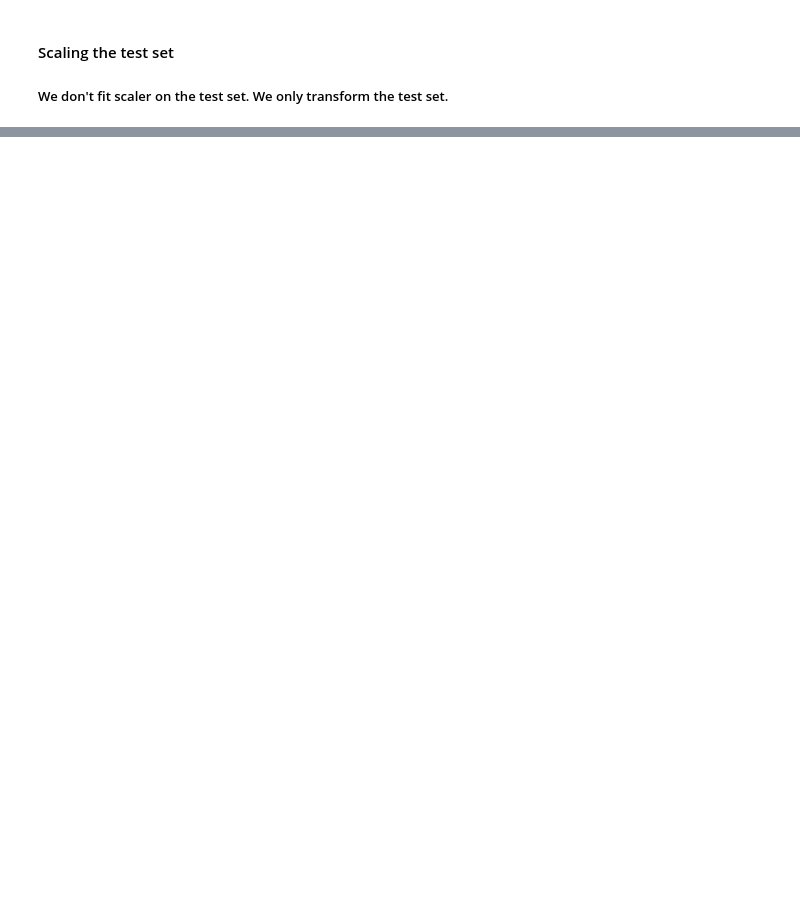
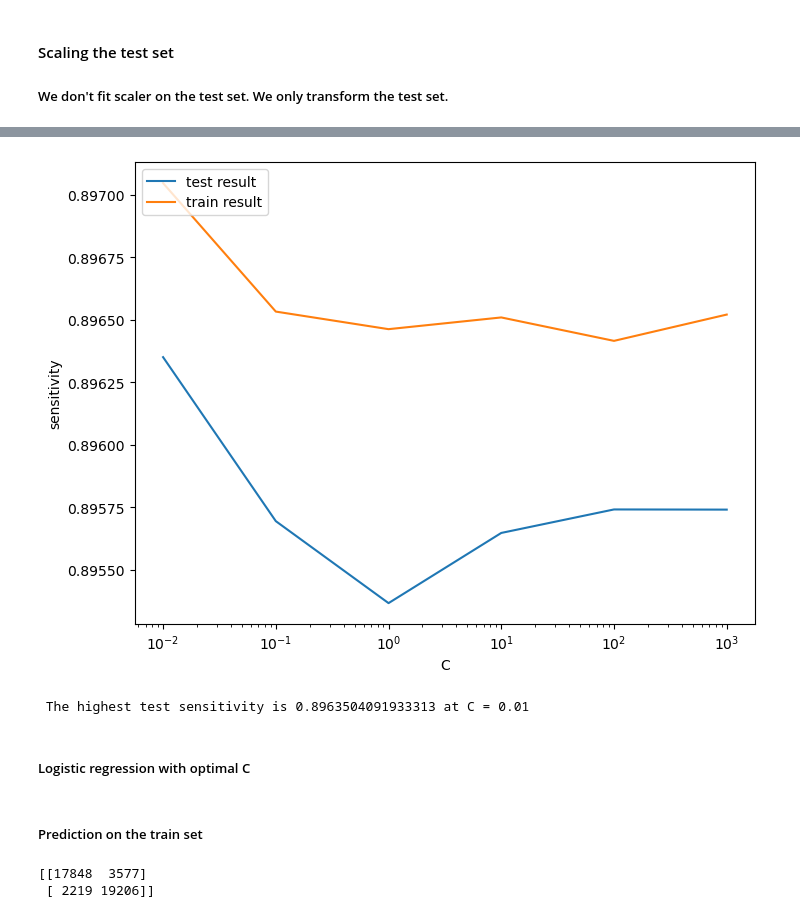
Before and after one commit to burakarabacioglu/Vodafone-ML-Internship-Portfolio, a Jupyter notebook: Customer_Churn_Prediction/churn_prediction.ipynb, the cells around one changed output, grey strips where cells are left out. Cells and saved outputs as stored; diff of their text form; code cells hidden in the pictures; blank space fills up the shorter version.

Commit message:
Implemented Logistic Regression baseline model

```diff
--- a/Customer_Churn_Prediction/churn_prediction.ipynb
+++ b/Customer_Churn_Prediction/churn_prediction.ipynb
@@ -762,0 +830,5 @@ X_test.head()
+# %%
+# Instantiate PCA with 60 components
+pca_final = IncrementalPCA(n_components=60)
+# Fit and transform the X_train
+X_train_pca = pca_final.fit_transform(X_train)
@@ -762,0 +862,17 @@ X_test.head()
+# %%
+# Creating KFold object with 5 splits
+folds = KFold(n_splits=5, shuffle=True, random_state=4)
+
+# Specify params
+params = {"C": [0.01, 0.1, 1, 10, 100, 1000]}
+
+# Specifing score as recall as we are more focused on acheiving the higher sensitivity than the accuracy
+model_cv = GridSearchCV(estimator = LogisticRegression(),
+                        param_grid = params,
+                        scoring= 'recall',
+                        cv = folds,
+                        verbose = 1,
+                        return_train_score=True)
+
+# Fit the model
+model_cv.fit(X_train_pca, y_train)
@@ -762,0 +885,4 @@ X_test.head()
+# %%
+# results of grid search CV
+cv_results = pd.DataFrame(model_cv.cv_results_)
+cv_results
@@ -762,0 +897,22 @@ X_test.head()
+# %%
+# plot of C versus train and validation scores
+
+plt.figure(figsize=(8, 6))
+plt.plot(cv_results['param_C'], cv_results['mean_test_score'])
+plt.plot(cv_results['param_C'], cv_results['mean_train_score'])
+plt.xlabel('C')
+plt.ylabel('sensitivity')
+plt.legend(['test result', 'train result'], loc='upper left')
+plt.xscale('log')
+# %% [output]
+[figure, added]
+# %%
+# Best score with best C
+best_score = model_cv.best_score_
+best_C = model_cv.best_params_['C']
+
+print(" The highest test sensitivity is {0} at C = {1}".format(best_score, best_C))
+# %% [output]
+ The highest test sensitivity is 0.8963504091933313 at C = 0.01
+# %% [markdown]
+##### Logistic regression with optimal C
@@ -762,0 +925,11 @@ X_test.head()
+# %% [markdown]
+##### Prediction on the train set
+# %%
+# Predictions on the train set
+y_train_pred = log_pca_model.predict(X_train_pca)
+# Confusion matrix
+confusion = metrics.confusion_matrix(y_train, y_train_pred)
+print(confusion)
+# %% [output]
+[[17848  3577]
+ [ 2219 19206]]
```
Also changed, not shown: parts of 26 cells of this notebook.
